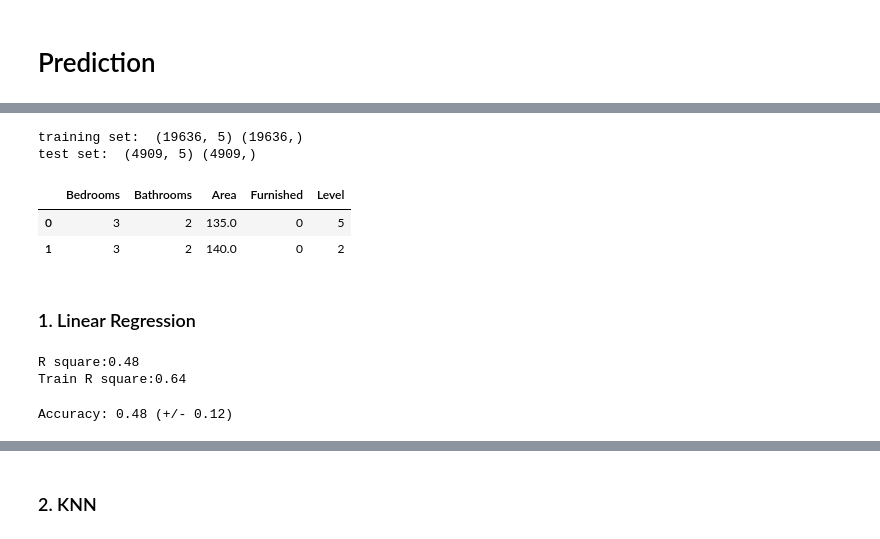
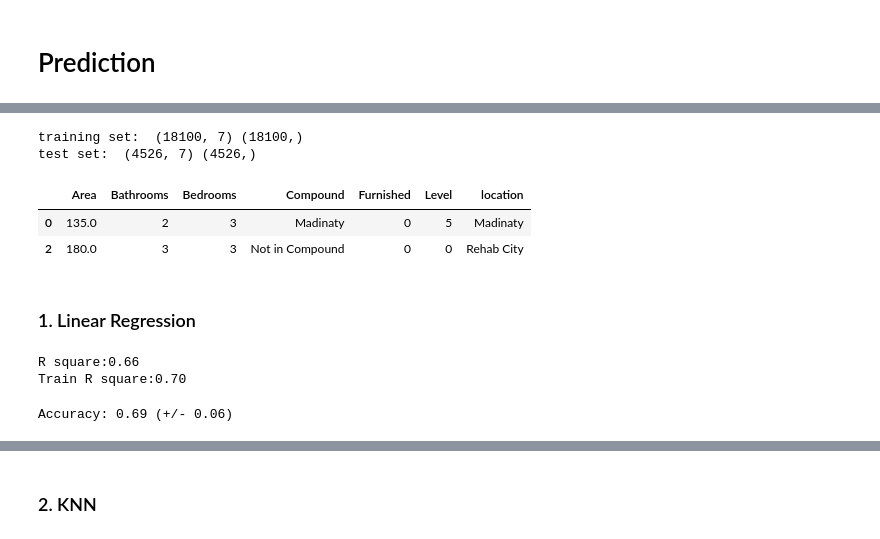
Before and after one commit to saadelshazly2020/Data-Analysis, a Jupyter notebook: Predicting House Price Project/Housing Pricing_Olx.ipynb, the cells around one changed output, grey strips where cells are left out. Saved outputs shown, nothing was run; the diff lists cells and outputs as text; code cells hidden in the pictures.

```diff
--- a/Predicting House Price Project/Housing Pricing_Olx.ipynb
+++ b/Predicting House Price Project/Housing Pricing_Olx.ipynb
@@ -84,7 +100,7 @@ dtype: int64
 # fill aminities NaN with No
 df.Amenities.fillna('No',inplace=True)
 df.Furnished.fillna('No',inplace=True)
-df.Compound.fillna('No',inplace=True)
+df.Compound.fillna('Not in Compound',inplace=True)
 df.head()
 # %% [output]
 |  | Amenities | Bedrooms | Bathrooms | Area | Furnished | Level | price | location | Compound |
@@ -423,0 +457,4 @@ sns.heatmap(df.corr(),annot = True)
+# %%
+
+df_comp=df[df.Compound.isin(df.Compound.value_counts().reset_index(name='count').query('count>50')['index'])]
+df_comp.Compound.value_counts()
@@ -423,0 +508,3 @@ sns.heatmap(df.corr(),annot = True)
+# %%
+df_comp_loc=df_comp[df_comp.location.isin(df_comp.location.value_counts().reset_index(name='count').query('count>50')['index'])]
+df_comp_loc.location.value_counts().sort_values()
@@ -423,0 +549,5 @@ sns.heatmap(df.corr(),annot = True)
+# %%
+df_numerical=df_comp_loc.loc[:,df_comp_loc.columns.difference(['Amenities', 'Compound','location','title','price'])]
+df_features=df_comp_loc.loc[:,df_comp_loc.columns.difference(['Amenities','price'])]
+df_target=df_comp_loc.loc[:,'price']
+df_numerical.columns,df_features.columns
@@ -436,14 +577,14 @@ df_num.head()
 # %%
 #split data to train/test
-X=df_num.iloc[:,:-1]
-Y=df_num.iloc[:,-1]
+X=df_features
+Y=df_target
 X_train,X_test,y_train,y_test=train_test_split(X,Y,test_size=0.2,random_state=40)
 print('training set: ',X_train.shape,y_train.shape)
 print('test set: ',X_test.shape,y_test.shape)
 X.head(2)
 # %% [output]
-training set:  (19636, 5) (19636,)
-test set:  (4909, 5) (4909,)
+training set:  (18100, 7) (18100,)
+test set:  (4526, 7) (4526,)
-|  | Bedrooms | Bathrooms | Area | Furnished | Level |
-| 0 | 3 | 2 | 135.0 | 0 | 5 |
-| 1 | 3 | 2 | 140.0 | 0 | 2 |
+|  | Area | Bathrooms | Bedrooms | Compound | Furnished | Level | location |
+| 0 | 135.0 | 2 | 3 | Madinaty | 0 | 5 | Madinaty |
+| 2 | 180.0 | 3 | 3 | Not in Compound | 0 | 0 | Rehab City |
@@ -450,19 +601,16 @@ test set:  (4909, 5) (4909,)
 # %% [markdown]
 ### 1. Linear Regression
-# %%
-# train the linear regression model
-reg = linear_model.LinearRegression()
-reg.fit(X_train,y_train)
-y_hat=reg.predict(X_test)
-y_hat_train=neigh.predict(X_train)
-print('R square:{:0.2f} '.format(r2_score(y_test,y_hat)))
-print('Train R square:{:0.2f} '.format(r2_score(y_train,y_hat_train)))
-# %% [output]
-R square:0.48
-Train R square:0.64
+# %%
+# train the linear regression model
+reg = linear_model.LinearRegression()
+reg=train_model(reg)
+pickle.dump(reg, open('Reg_model.pkl','wb'))
+# %% [output]
+R square:0.66
+Train R square:0.70
 # %%
 # cross validation
-scores = cross_val_score(reg, X, Y, cv=100)
+scores = cross_val_score(reg, X, Y, cv=50)
 print("Accuracy: %0.2f (+/- %0.2f)" % (scores.mean(), scores.std() * 2))
 # %% [output]
-Accuracy: 0.48 (+/- 0.12)
+Accuracy: 0.69 (+/- 0.06)
```
Also changed, not shown: parts of 38 cells of this notebook, 10 other files.
